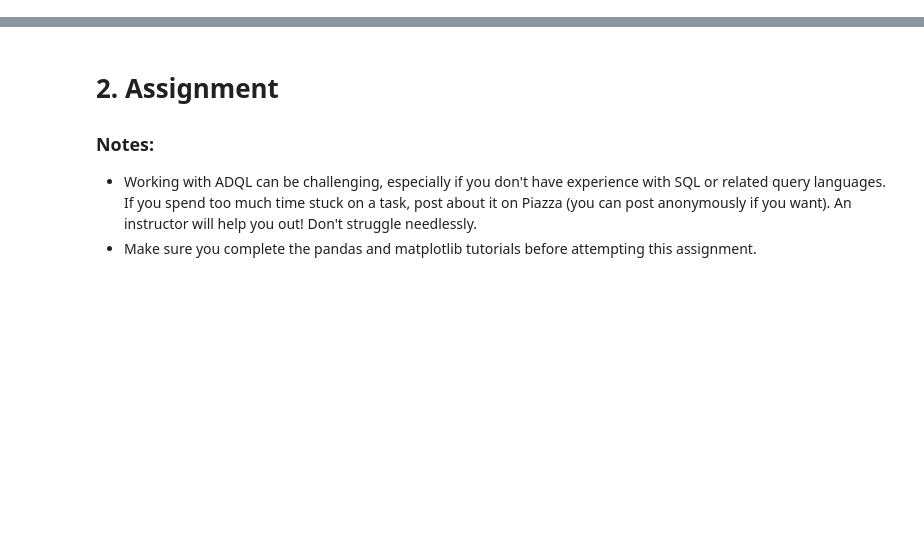
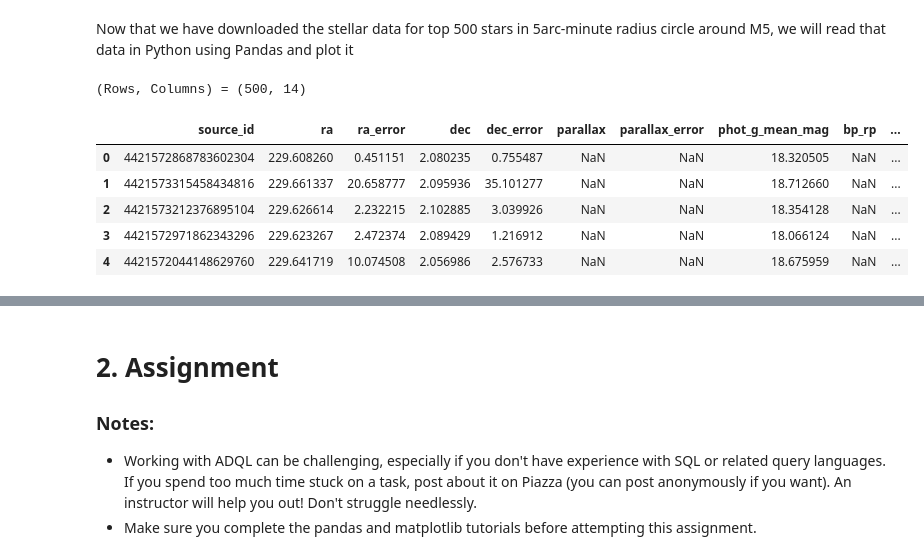
Before and after one commit to howardisaacson/Intro-to-Astro-2021, a Jupyter notebook: Week3_gaia_exoplanet_archive/GaiaTutorialAssignment.ipynb, the cells around one changed output, grey strips where cells are left out. Cells and saved outputs as stored; diff of their text form; code cells hidden in the pictures; blank space fills up the shorter version.

```diff
--- a/Week3_gaia_exoplanet_archive/GaiaTutorialAssignment.ipynb
+++ b/Week3_gaia_exoplanet_archive/GaiaTutorialAssignment.ipynb
@@ -195,0 +81,2 @@ closest
+# %% [markdown]
+Now that we have downloaded the stellar data for top 500 stars in 5arc-minute radius circle around M5, we will read that data in Python using Pandas and plot it
@@ -195,0 +98,16 @@ closest
+# %%
+#Now we can read the csv file into a pandas dataframe
+
+m5 = pd.read_csv('data/m5.csv') # I renamed my csv file to 'm5.csv' and put it in the the subfolder 'data'
+
+#Checking the top few rows of the data and the number of rows and columns
+print("(Rows, Columns) =", m5.shape)
+m5.head()
+# %% [output]
+(Rows, Columns) = (500, 14)
+|  | source_id | ra | ra_error | dec | dec_error | parallax | parallax_error | phot_g_mean_mag | bp_rp | ... |
+| 0 | 4421572868783602304 | 229.608260 | 0.451151 | 2.080235 | 0.755487 | NaN | NaN | 18.320505 | NaN | ... |
+| 1 | 4421573315458434816 | 229.661337 | 20.658777 | 2.095936 | 35.101277 | NaN | NaN | 18.712660 | NaN | ... |
+| 2 | 4421573212376895104 | 229.626614 | 2.232215 | 2.102885 | 3.039926 | NaN | NaN | 18.354128 | NaN | ... |
+| 3 | 4421572971862343296 | 229.623267 | 2.472374 | 2.089429 | 1.216912 | NaN | NaN | 18.066124 | NaN | ... |
+| 4 | 4421572044148629760 | 229.641719 | 10.074508 | 2.056986 | 2.576733 | NaN | NaN | 18.675959 | NaN | ... |
```
Also changed, not shown: parts of 46 cells of this notebook.
